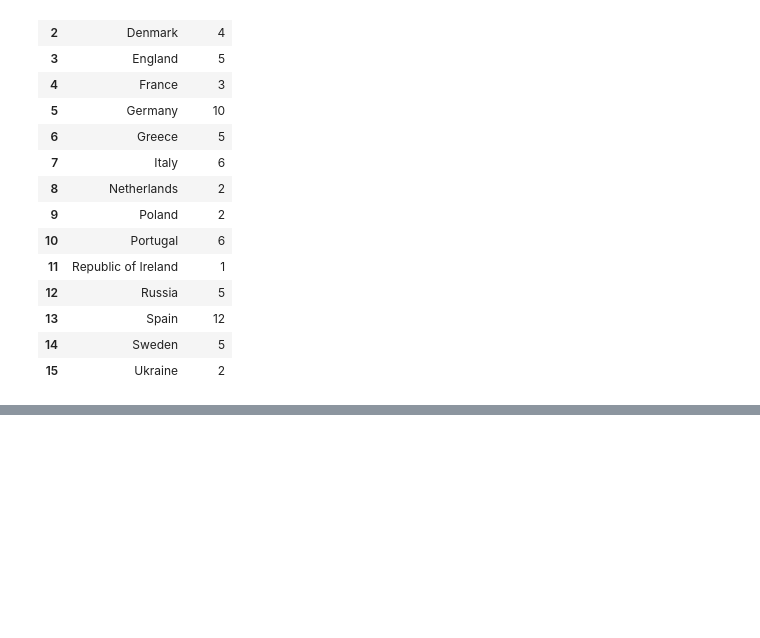
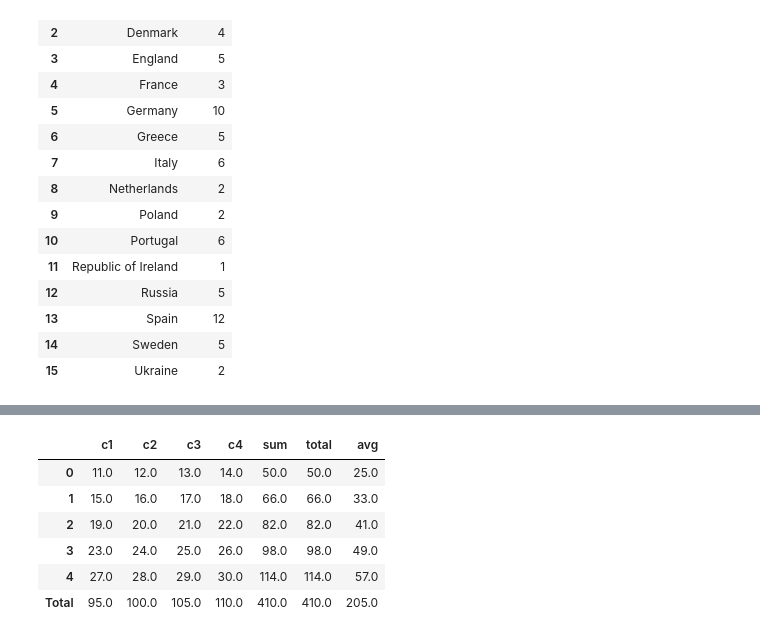
Before and after one commit to vengleab/sunrise-data-science-2024, a Jupyter notebook: Python-for-data-science/pandas.ipynb, the cells around one changed output, grey strips where cells are left out. Cells and saved outputs as stored; diff of their text form; code cells hidden in the pictures; blank space fills up the shorter version.

```diff
--- a/Python-for-data-science/pandas.ipynb
+++ b/Python-for-data-science/pandas.ipynb
@@ -236,0 +314,6 @@ ndf.iloc[:, :2]
+# %%
+import numpy as np
+
+lst = np.arange(11, 31, 1).reshape(5,4)
+data = pd.DataFrame(lst, columns=["c1", "c2", "c3", "c4"])
+data
@@ -236,0 +336,4 @@ ndf.iloc[:, :2]
+# %%
+data["sum"] = data.sum(axis=1)
+data["total"] = data.c1 + data.c2 + data.c3 + data["c4"]
+data
@@ -236,0 +347,3 @@ ndf.iloc[:, :2]
+# %%
+data["avg"] = data.mean(axis=1)
+data
@@ -236,0 +357,10 @@ ndf.iloc[:, :2]
+# %%
+data.append(pd.Series(data.sum(), name="Total"))
+# %% [output]
+|  | c1 | c2 | c3 | c4 | sum | total | avg |
+| 0 | 11.0 | 12.0 | 13.0 | 14.0 | 50.0 | 50.0 | 25.0 |
+| 1 | 15.0 | 16.0 | 17.0 | 18.0 | 66.0 | 66.0 | 33.0 |
+| 2 | 19.0 | 20.0 | 21.0 | 22.0 | 82.0 | 82.0 | 41.0 |
+| 3 | 23.0 | 24.0 | 25.0 | 26.0 | 98.0 | 98.0 | 49.0 |
+| 4 | 27.0 | 28.0 | 29.0 | 30.0 | 114.0 | 114.0 | 57.0 |
+| Total | 95.0 | 100.0 | 105.0 | 110.0 | 410.0 | 410.0 | 205.0 |
```
Also changed, not shown: parts of 18 cells of this notebook, 1 other file.
